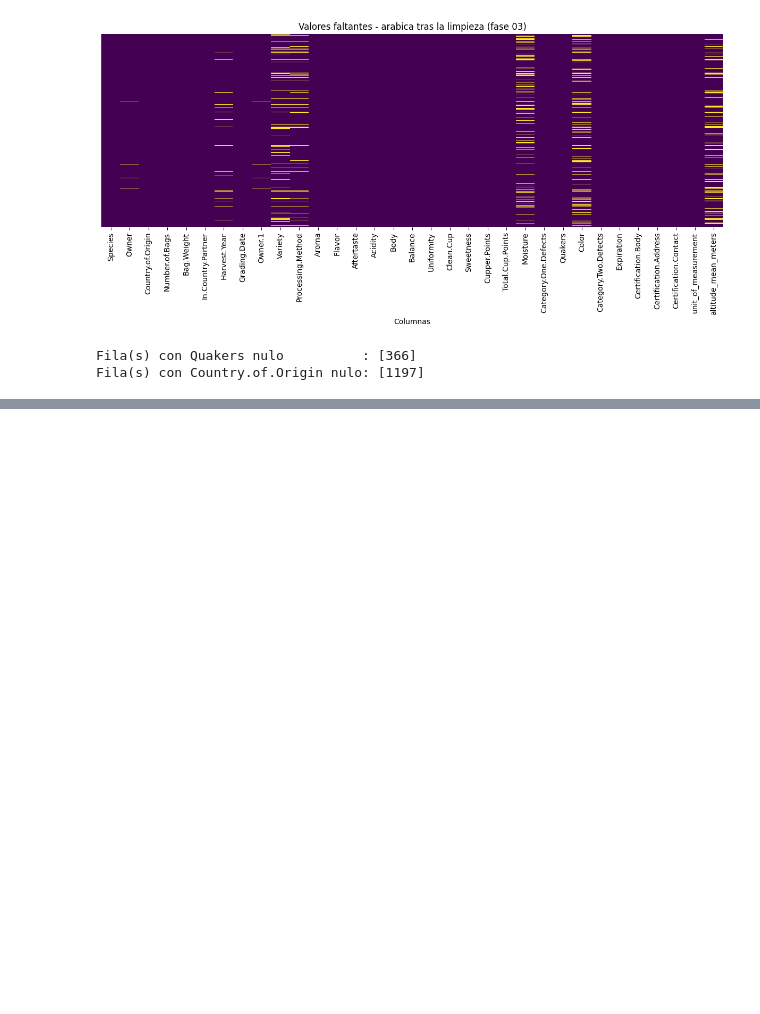
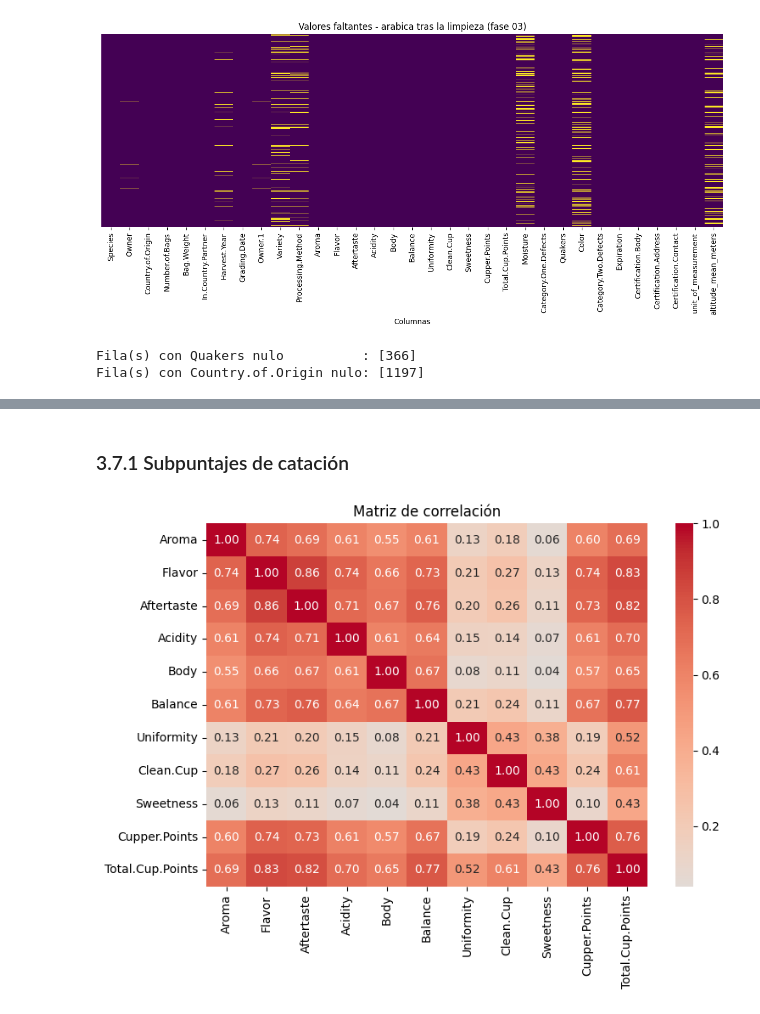
Before and after one commit to dany040518/specialty-coffee-classification, a Jupyter notebook: notebooks/03_preparacion_de_los_datos.ipynb, the cells around one changed output, grey strips where cells are left out. Cells and saved outputs as stored; diff of their text form; code cells hidden in the pictures; blank space fills up the shorter version.

```diff
--- a/notebooks/03_preparacion_de_los_datos.ipynb
+++ b/notebooks/03_preparacion_de_los_datos.ipynb
@@ -309,0 +284,4 @@ Lo que irá aquí:
+# %%
+print("Valores únicos de Species:", df["Species"].unique())
+df = df.drop(columns=["Species"])
+print("df tras quitar Species:", df.shape)
@@ -309,0 +295,16 @@ Lo que irá aquí:
+# %%
+COLUMNAS_ADMIN = [
+    "Owner", "Owner.1",
+    "Certification.Body", "Certification.Address", "Certification.Contact",
+    "In.Country.Partner", "Grading.Date", "Expiration",
+    "Bag.Weight", "unit_of_measurement", "Number.of.Bags",
+]
+
+n = len(df)
+resumen_admin = pd.DataFrame({
+    "n_valores_distintos": [df[c].nunique(dropna=True) for c in COLUMNAS_ADMIN],
+    "%_valores_unicos": [round(df[c].nunique(dropna=True) / n * 100, 1) for c in COLUMNAS_ADMIN],
+    "%_nulos": [round(df[c].isna().mean() * 100, 1) for c in COLUMNAS_ADMIN],
+    "ejemplos": [", ".join(map(str, df[c].dropna().unique()[:3])) for c in COLUMNAS_ADMIN],
+}, index=COLUMNAS_ADMIN)
+resumen_admin
@@ -309,0 +324,11 @@ Lo que irá aquí:
+# %%
+# ¿Alguna de las columnas admin con pocas categorías aporta una clasificación útil?
+UMBRAL_POCAS_CATEGORIAS = 60
+
+pocas = [c for c in COLUMNAS_ADMIN if df[c].nunique(dropna=True) < UMBRAL_POCAS_CATEGORIAS]
+print(f"Columnas admin con < {UMBRAL_POCAS_CATEGORIAS} valores distintos: {pocas}")
+print()
+for c in pocas:
+    print(f"--- {c}  ({df[c].nunique(dropna=True)} valores distintos) ---")
+    print(df[c].value_counts(dropna=False).head(6))
+    print()
@@ -309,0 +365,4 @@ Lo que irá aquí:
+# %%
+df = df.drop(columns=[c for c in COLUMNAS_ADMIN if c in df.columns])
+print("df tras quitar columnas administrativas:", df.shape)
+print(sorted(df.columns))
@@ -309,0 +384,14 @@ Lo que irá aquí:
+# %% [markdown]
+### 3.7.1 Subpuntajes de catación
+# %%
+import matplotlib.pyplot as plt
+from src.visualization.plots import plot_correlation_heatmap
+
+SCA = ["Aroma", "Flavor", "Aftertaste", "Acidity", "Body", "Balance",
+       "Uniformity", "Clean.Cup", "Sweetness", "Cupper.Points"]
+
+plot_correlation_heatmap(df, SCA + ["Total.Cup.Points"], config,
+                         "corr_subpuntajes_sca.png")
+plt.show()
+# %% [output]
+[figure, added]
```
Also changed, not shown: parts of 34 cells of this notebook, 28 other files.
